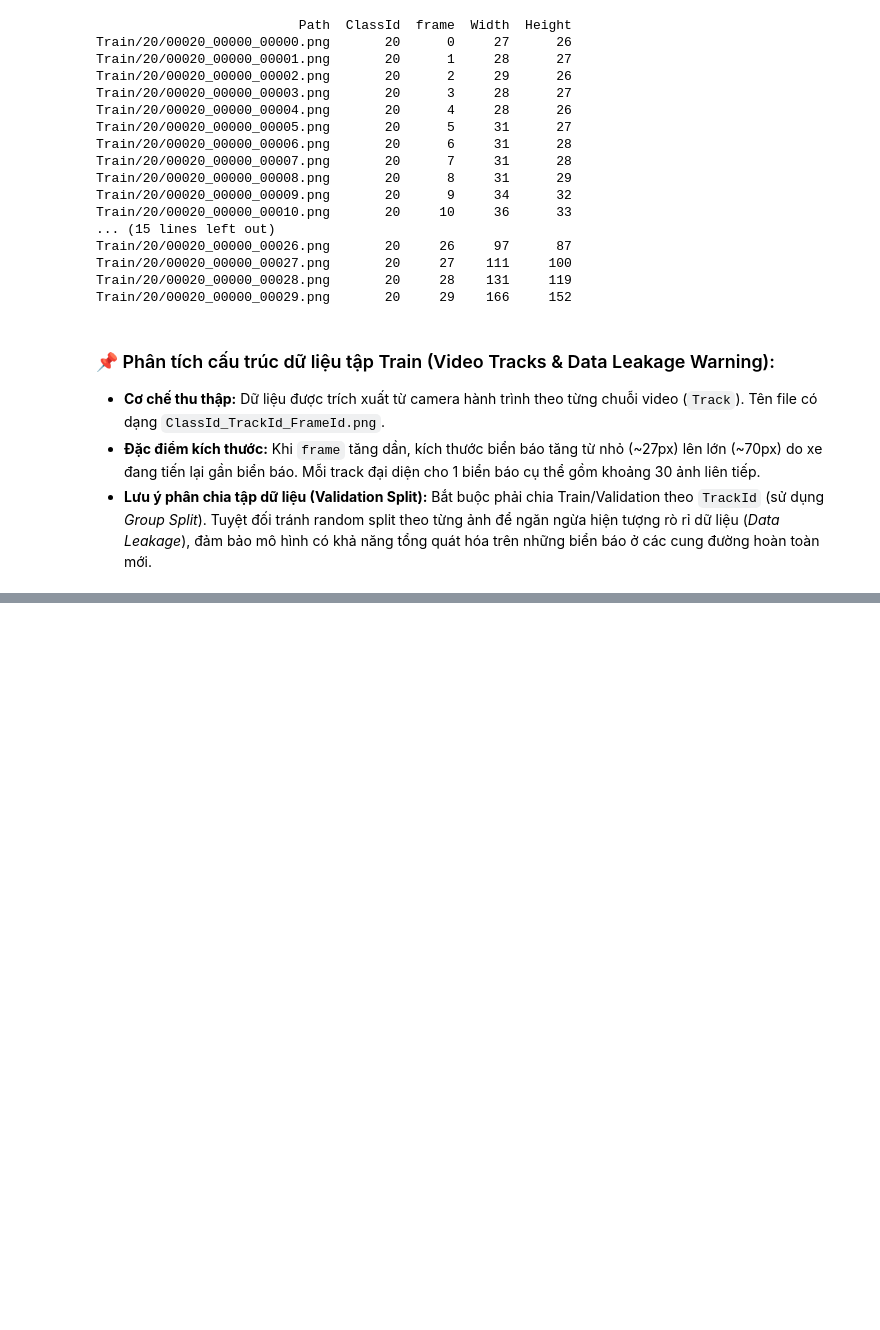
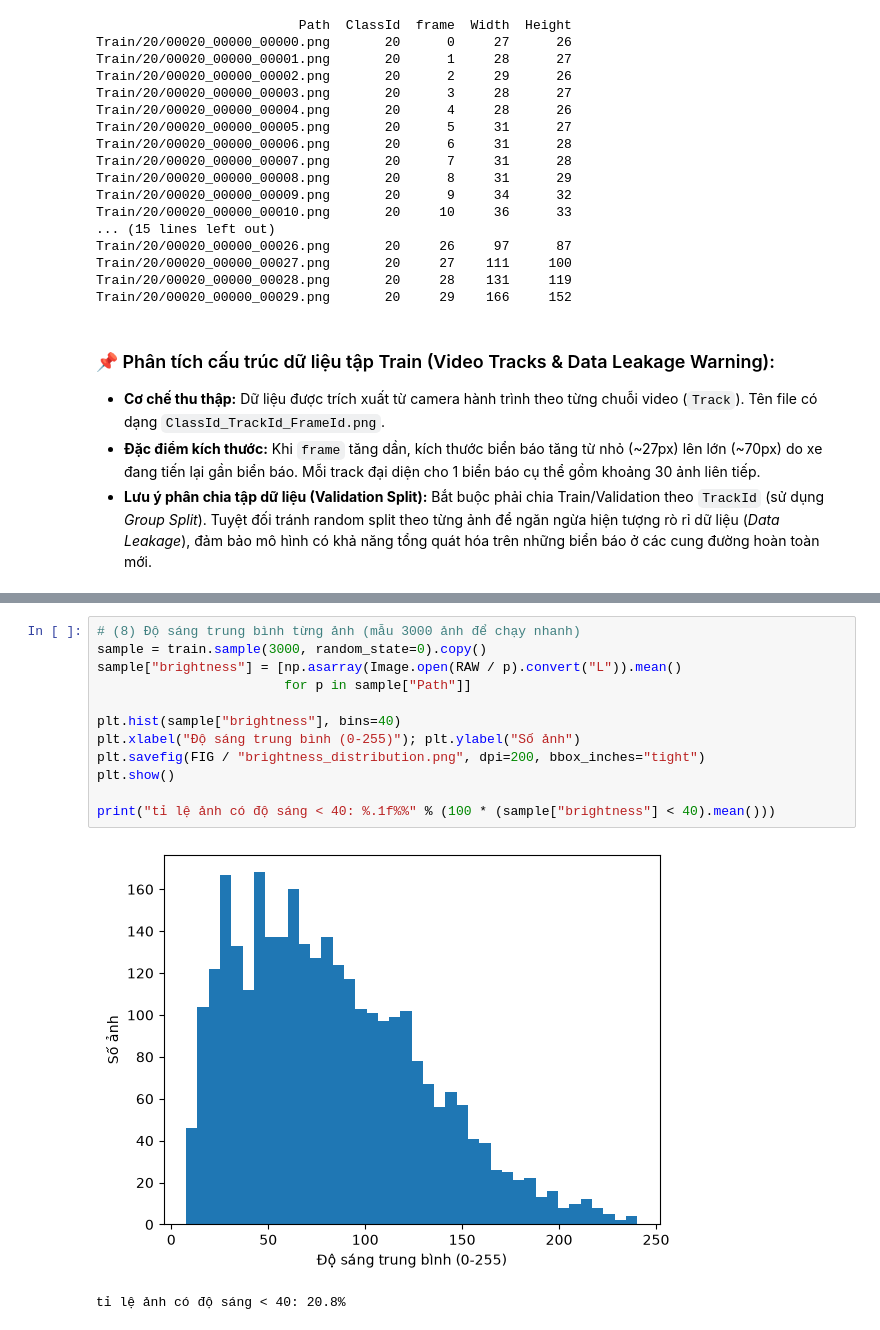
Before and after one commit to ppap-1264589/DeepLearning, a Jupyter notebook: notebooks/eda.ipynb, the cells around one changed output, grey strips where cells are left out. Cells and saved outputs as stored; diff of their text form; blank space fills up the shorter version.

```diff
--- a/notebooks/eda.ipynb
+++ b/notebooks/eda.ipynb
@@ -321,3 +321,18 @@ plt.show()
 # %% [output]
 Lớp 14 có 26 track | track 00014_00000 có 30 ảnh
 [figure]
+# %%
+# (8) Độ sáng trung bình từng ảnh (mẫu 3000 ảnh để chạy nhanh)
+sample = train.sample(3000, random_state=0).copy()
+sample["brightness"] = [np.asarray(Image.open(RAW / p).convert("L")).mean()
+                        for p in sample["Path"]]
+
+plt.hist(sample["brightness"], bins=40)
+plt.xlabel("Độ sáng trung bình (0-255)"); plt.ylabel("Số ảnh")
+plt.savefig(FIG / "brightness_distribution.png", dpi=200, bbox_inches="tight")
+plt.show()
+
+print("tỉ lệ ảnh có độ sáng < 40: %.1f%%" % (100 * (sample["brightness"] < 40).mean()))
+# %% [output]
+[figure, added]
+tỉ lệ ảnh có độ sáng < 40: 20.8%
```
Also changed, not shown: parts of 3 cells of this notebook, 9 other files.
